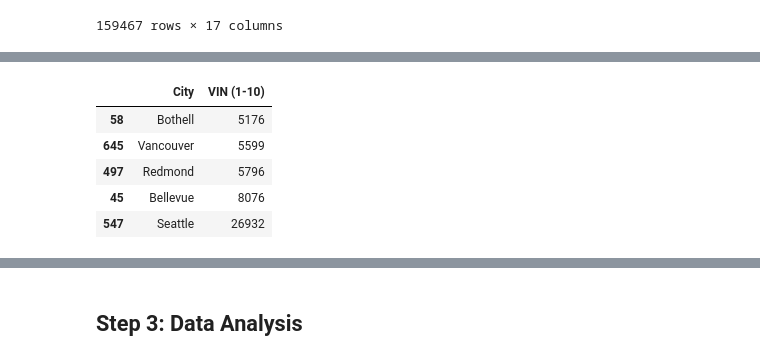
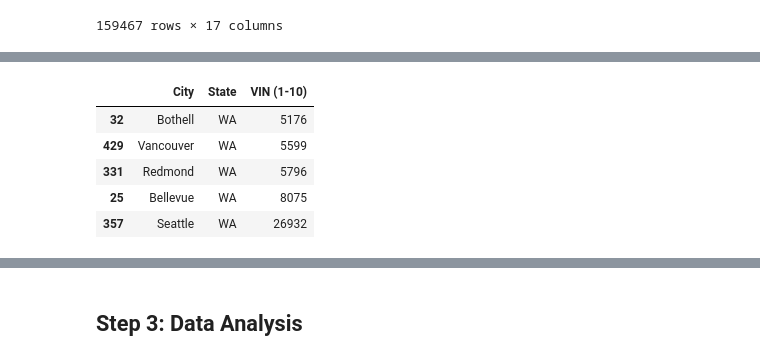
Before and after one commit to Omeesha28/Project_1, a Jupyter notebook: Electric_vehicle.ipynb, the cells around one changed output, grey strips where cells are left out. Saved outputs shown, nothing was run; the diff lists cells and outputs as text; code cells hidden in the pictures.

```diff
--- a/Electric_vehicle.ipynb
+++ b/Electric_vehicle.ipynb
@@ -69,11 +72,9 @@ from config import RapidAPIKey
 # %% [markdown]
 ## Step 1: Download the dataset
 # %%
-csv_file_path = '../Project_1/Electric_Vehicle_Population_Data (1).csv'
+csv_file_path = '../Project_1/Resources/Electric_Vehicle_Population_Data.csv'
 df = pd.read_csv(csv_file_path)
 df
-
-#/Users/eshapatel/Desktop/Project_1/Electric_Vehicle_Population_Data (1).csv
 # %% [output]
 |  | VIN (1-10) | County | City | State | Postal Code | Model Year | Make | Model | ... |
 | 0 | 2C4RC1N71H | Kitsap | Bremerton | WA | 98311.0 | 2017 | CHRYSLER | PACIFICA | ... |
@@ -88,3 +89,6 @@ df
 | 159465 | 5YJ3E1EA7K | Whatcom | Bellingham | WA | 98225.0 | 2019 | TESLA | MODEL 3 | ... |
 | 159466 | 7SAYGDEF6N | Island | Camano Island | WA | 98282.0 | 2022 | TESLA | MODEL Y | ... |
 159467 rows × 17 columns
+# %%
+filtered_df = df[df['State'] == 'WA']
+filtered_df
@@ -91,9 +115,10 @@ df
 # %%
-df.groupby(['City']).count()["VIN (1-10)"].reset_index().sort_values(by="VIN (1-10)").tail(5)
+cities_df = filtered_df.groupby(['City', 'State']).count()["VIN (1-10)"].reset_index().sort_values(by="VIN (1-10)").tail(5)
+cities_df
 # %% [output]
-|  | City | VIN (1-10) |
-| 58 | Bothell | 5176 |
-| 645 | Vancouver | 5599 |
-| 497 | Redmond | 5796 |
-| 45 | Bellevue | 8076 |
-| 547 | Seattle | 26932 |
+|  | City | State | VIN (1-10) |
+| 32 | Bothell | WA | 5176 |
+| 429 | Vancouver | WA | 5599 |
+| 331 | Redmond | WA | 5796 |
+| 25 | Bellevue | WA | 8075 |
+| 357 | Seattle | WA | 26932 |
```
Also changed, not shown: parts of 27 cells of this notebook, 17 other files.
